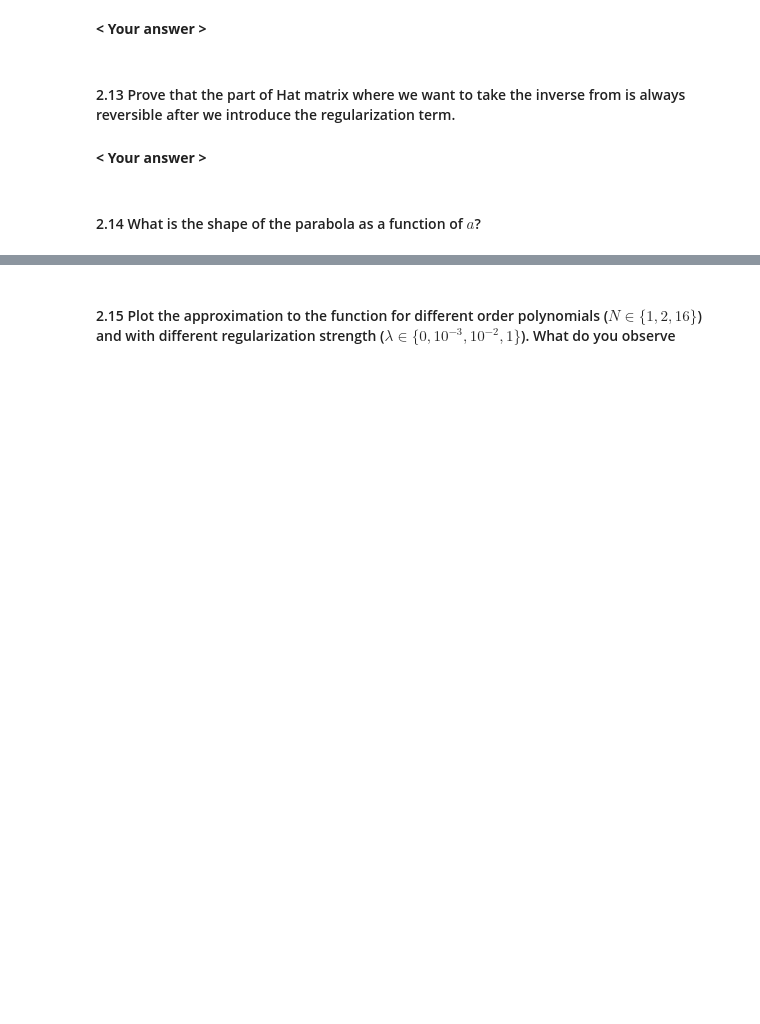
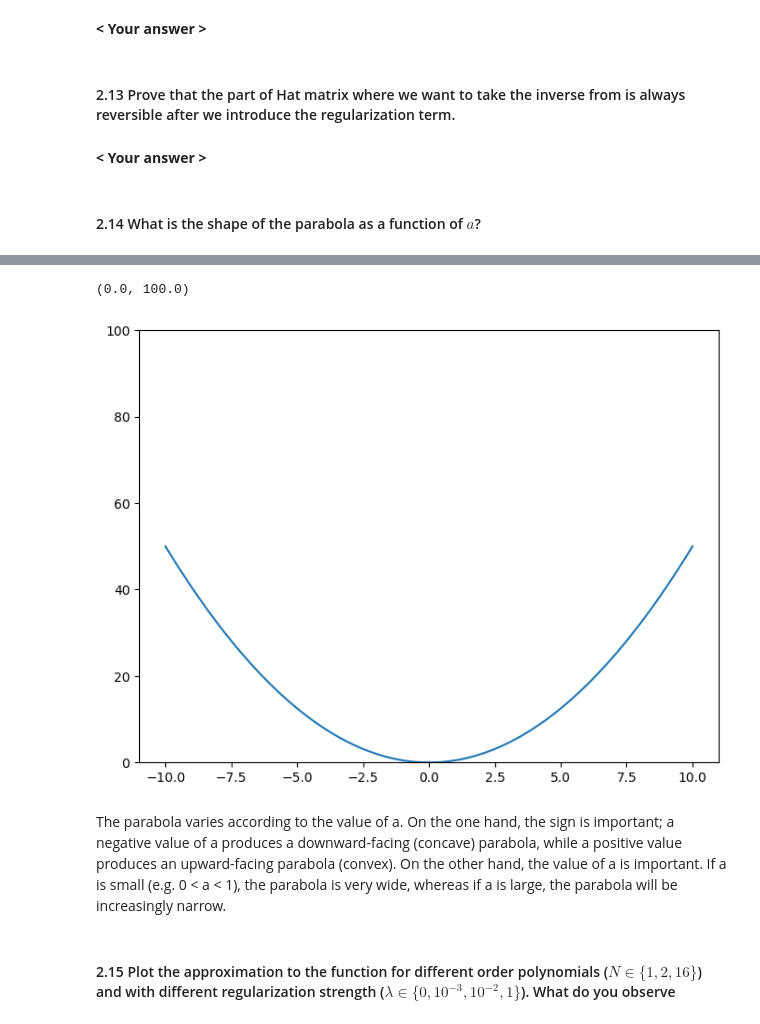
Before and after one commit to clarice-m04/modellinglab, a Jupyter notebook: theory_assignment.ipynb, the cells around one changed output, grey strips where cells are left out. Saved outputs shown, nothing was run; the diff lists cells and outputs as text; code cells hidden in the pictures; blank space fills up the shorter version.

```diff
--- a/theory_assignment.ipynb
+++ b/theory_assignment.ipynb
@@ -270,3 +305,17 @@ __< Your answer >__
+# %%
+# Parabola with a positive value of a and a smaller value
+a = 0.5
+x_axis = np.linspace(-10, 10, 100)
+y_axis = [a*i**2 for i in x_axis]
+
+plt.figure(figsize=(8,6))
+plt.plot(x_axis, y_axis)
+plt.ylim(0, 100)
+# %% [output]
+(0.0, 100.0)
+[figure, added]
+# %% [markdown]
+The parabola varies according to the value of a. On the one hand, the sign is important; a negative value of a produces a downward-facing (concave) parabola, while a positive value produces an upward-facing parabola (convex). On the other hand, the value of a is important. If a is small (e.g. 0 < a < 1), the parabola is very wide, whereas if a is large, the parabola will be increasingly narrow.
 # %% [markdown]
 #### 2.15 Plot the approximation to the function for different order polynomials ($N \in \{1, 2, 16\}$) and with different regularization strength ($\lambda \in \{0, 10^{-3}, 10^{-2}, 1\}$). What do you observe
 # %%
```
Also changed, not shown: parts of 7 cells of this notebook.
